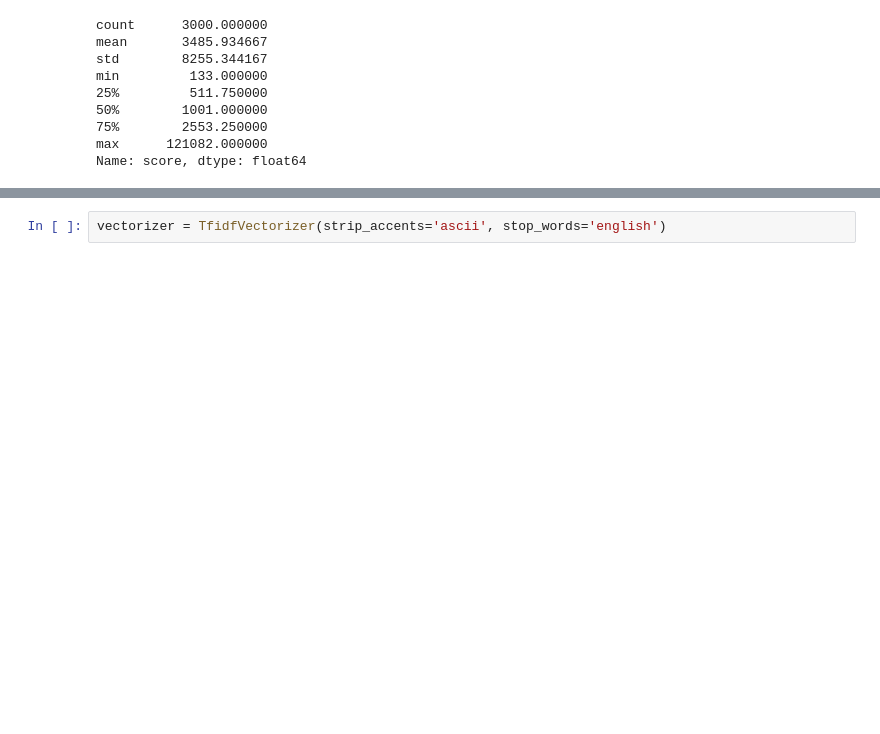
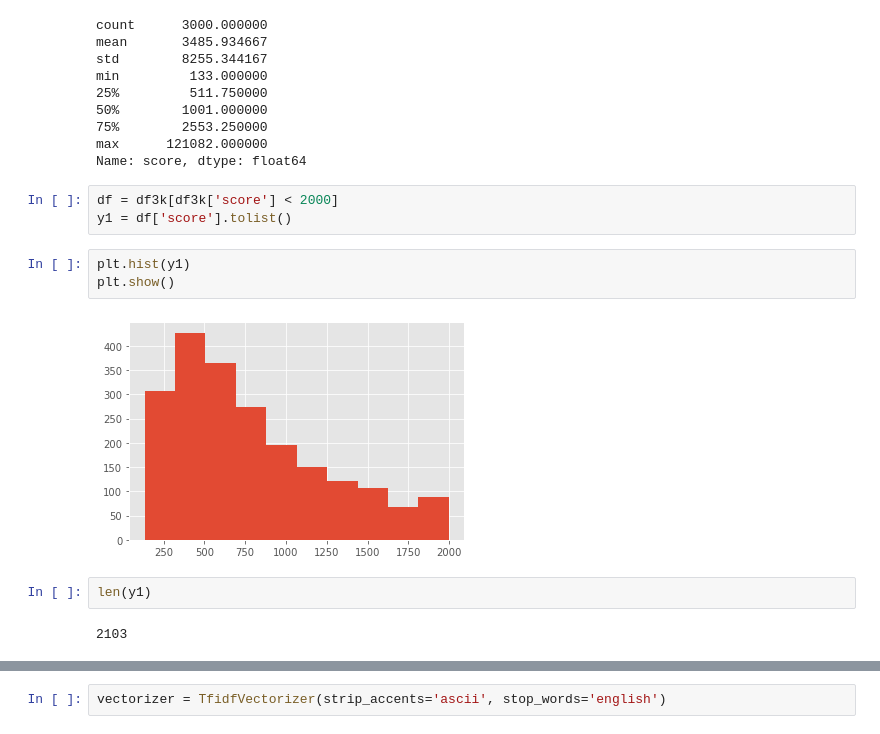
Before and after one commit to RubenBec/Capstone2, a Jupyter notebook: usecsv.ipynb, the cells around one changed output, grey strips where cells are left out. Drawn from its saved outputs; the diff is of its cells as text; blank space fills up the shorter version.

```diff
--- a/usecsv.ipynb
+++ b/usecsv.ipynb
@@ -43,3 +43,15 @@ min         133.000000
 75%        2553.250000
 max      121082.000000
 Name: score, dtype: float64
+# %%
+df = df3k[df3k['score'] < 2000]
+y1 = df['score'].tolist()
+# %%
+plt.hist(y1)
+plt.show()
+# %% [output]
+[figure, added]
+# %%
+len(y1)
+# %% [output]
+2103
```
Also changed, not shown: parts of 6 cells of this notebook.
